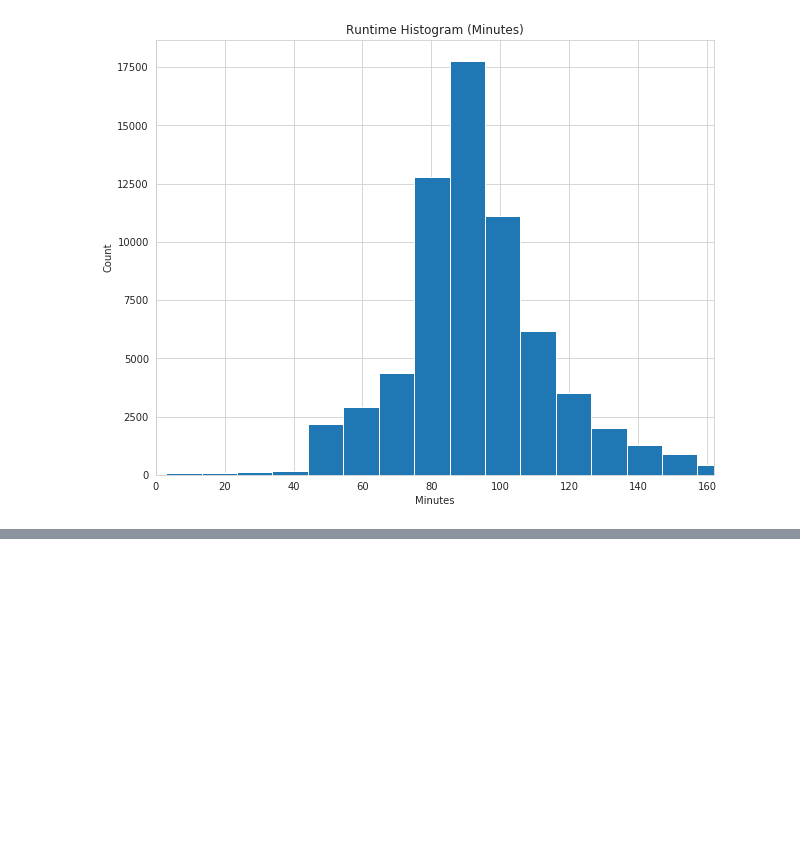
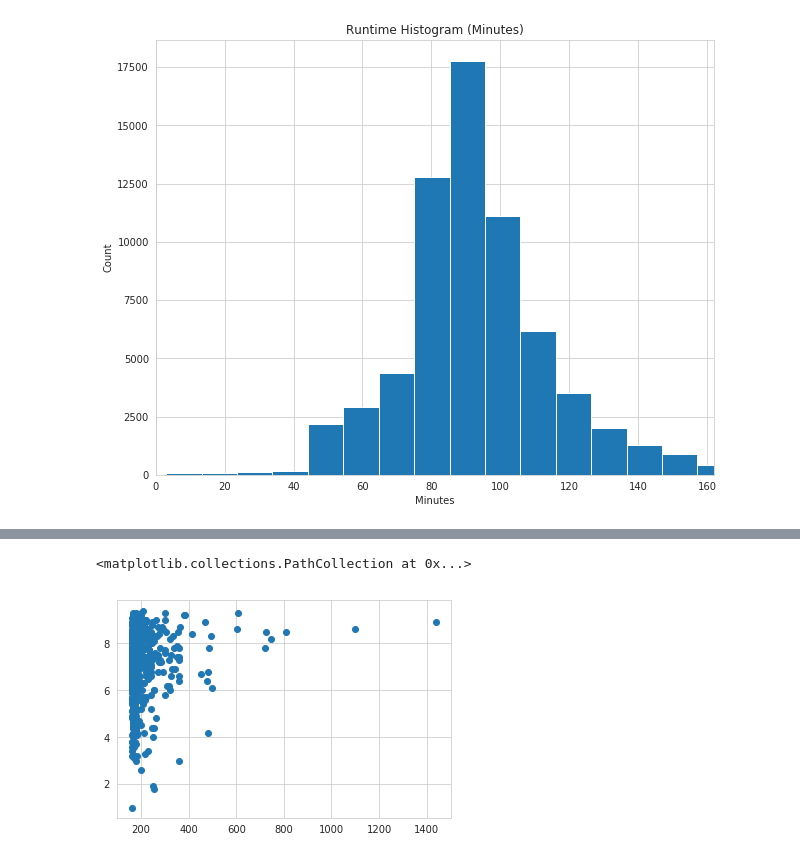
Before and after one commit to nt-ds/movie-industry-consulting-firm, a Jupyter notebook: imdb_files.ipynb, the cells around one changed output, grey strips where cells are left out. Cells and saved outputs as stored; diff of their text form; code cells hidden in the pictures; blank space fills up the shorter version.

```diff
--- a/imdb_files.ipynb
+++ b/imdb_files.ipynb
@@ -341,0 +368,5 @@ So that makes sense that most of the movies last about 1.5 hours.
+# %%
+plt.scatter(long_movies_no_longest_2.runtime_minutes, long_movies_no_longest_2.averagerating)
+# %% [output]
+<matplotlib.collections.PathCollection at 0x...>
+[figure, added]
```
Also changed, not shown: parts of 45 cells of this notebook.
